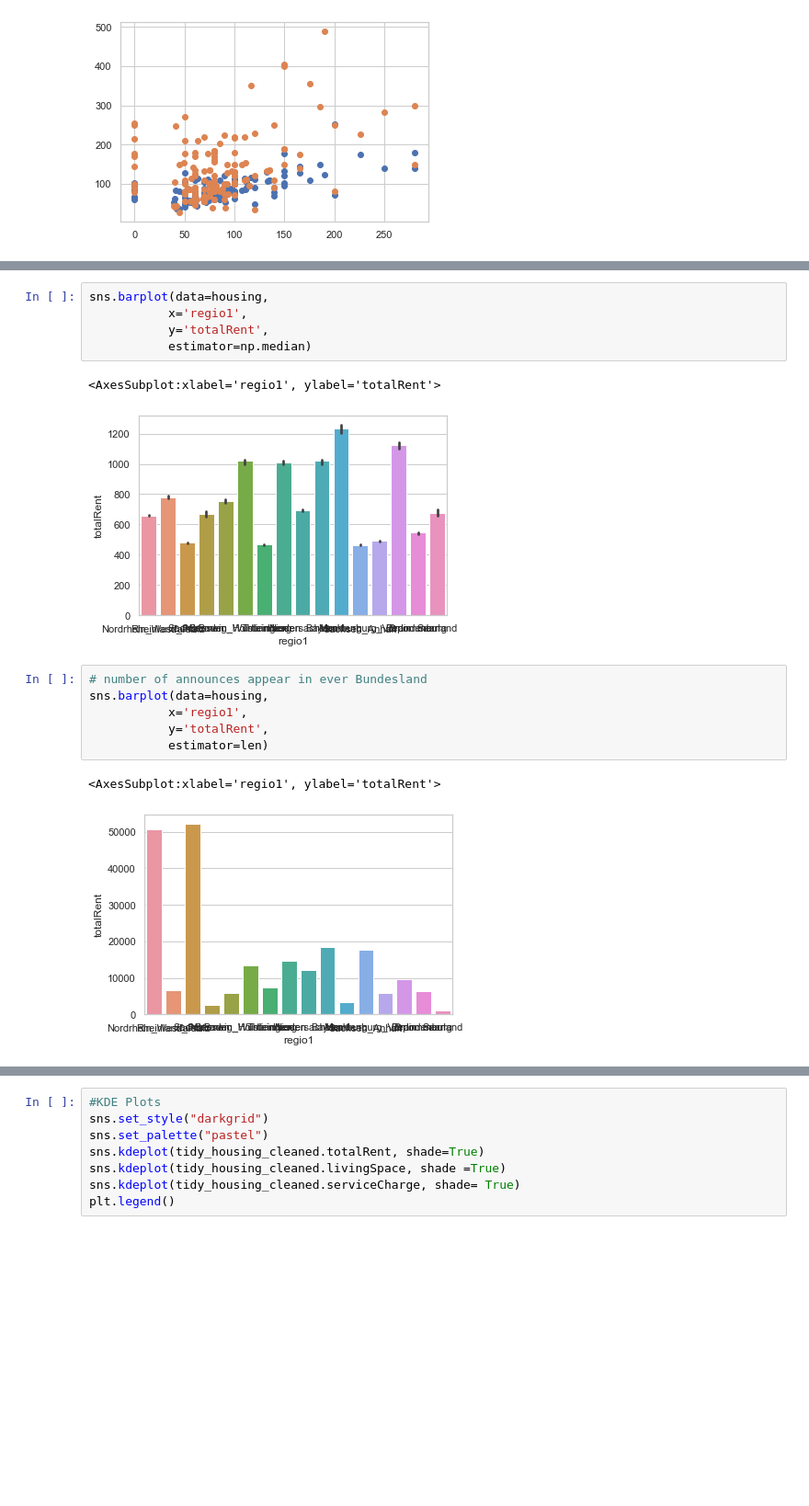
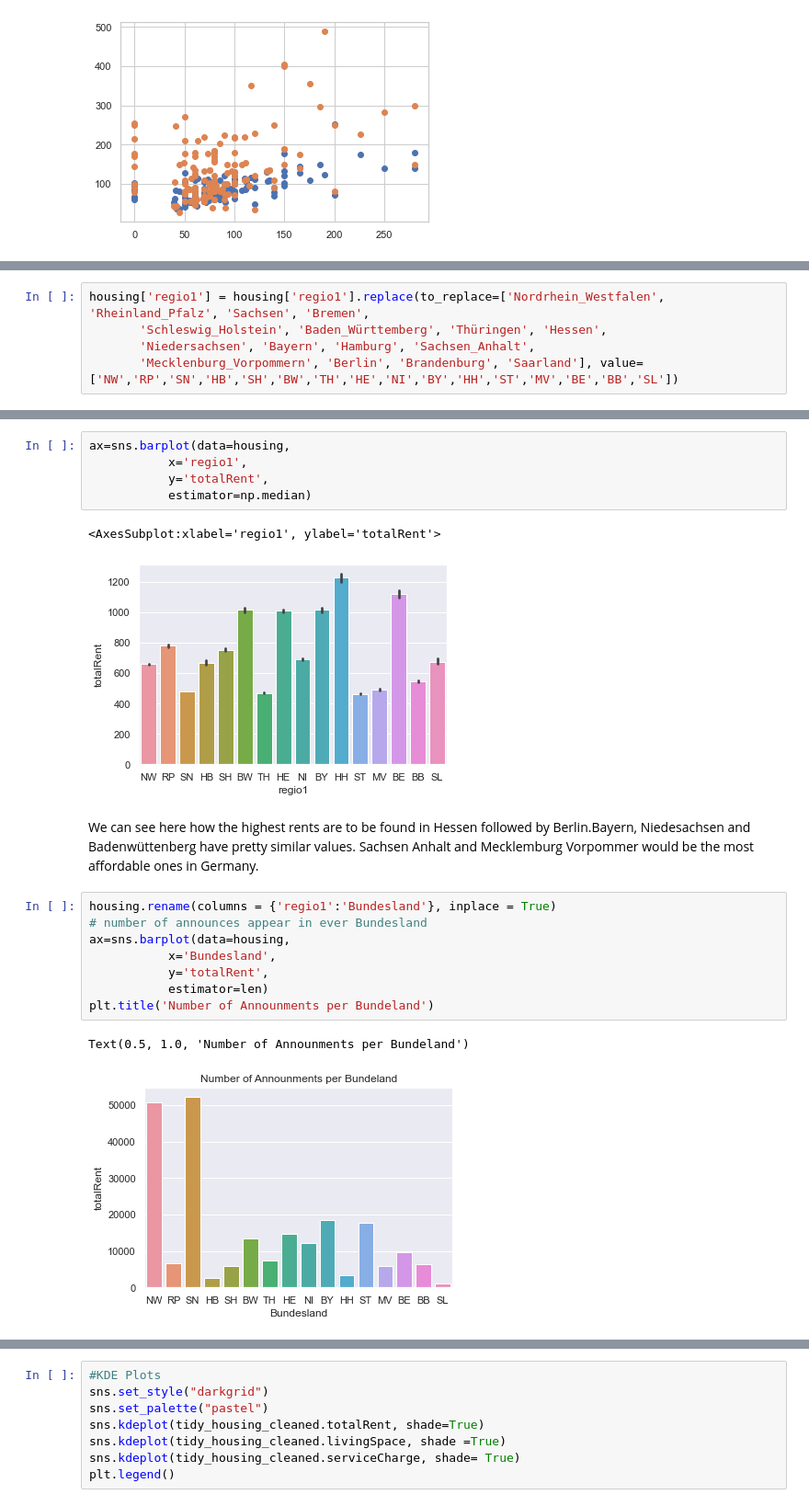
Before and after one commit to eriglesias/housing_prices_DEU, a Jupyter notebook: housing_analysis_de.ipynb, the cells around one changed output, grey strips where cells are left out. Shown at 92% size. Cells and saved outputs as stored; diff of their text form; blank space fills up the shorter version.

Commit message:
labels fixing, barplot, violingplot, columns renaming for regio1 to Bundesland, small test on light gradient boost

```diff
--- a/housing_analysis_de.ipynb
+++ b/housing_analysis_de.ipynb
@@ -1697,0 +1660,5 @@ array(['Nordrhein_Westfalen', 'Sachsen', 'Bremen', 'Schleswig_Holstein',
+# %%
+housing['regio1'] = housing['regio1'].replace(to_replace=['Nordrhein_Westfalen', 'Rheinland_Pfalz', 'Sachsen', 'Bremen',
+       'Schleswig_Holstein', 'Baden_Württemberg', 'Thüringen', 'Hessen',
+       'Niedersachsen', 'Bayern', 'Hamburg', 'Sachsen_Anhalt',
+       'Mecklenburg_Vorpommern', 'Berlin', 'Brandenburg', 'Saarland'], value=['NW','RP','SN','HB','SH','BW','TH','HE','NI','BY','HH','ST','MV','BE','BB','SL'])
@@ -1698,19 +1676,23 @@ array(['Nordrhein_Westfalen', 'Sachsen', 'Bremen', 'Schleswig_Holstein',
 # %%
-sns.barplot(data=housing,
+ax=sns.barplot(data=housing,
            x='regio1',
            y='totalRent',
            estimator=np.median)
 # %% [output]
 <AxesSubplot:xlabel='regio1', ylabel='totalRent'>
-[figure, old version]
+[figure, new version]
+# %% [markdown]
+We can see here how the highest rents are to be found in Hessen followed by Berlin.Bayern, Niedesachsen and Badenwüttenberg have pretty similar values. Sachsen Anhalt and Mecklemburg Vorpommer would be the most affordable ones in Germany.
 # %%
+housing.rename(columns = {'regio1':'Bundesland'}, inplace = True)
 # number of announces appear in ever Bundesland
-sns.barplot(data=housing,
-           x='regio1',
+ax=sns.barplot(data=housing,
+           x='Bundesland',
            y='totalRent',
            estimator=len)
+plt.title('Number of Announments per Bundeland')
 # %% [output]
-<AxesSubplot:xlabel='regio1', ylabel='totalRent'>
+Text(0.5, 1.0, 'Number of Announments per Bundeland')
-[figure, old version]
+[figure, new version]
 # %%
 sns.barplot(data=housing,
```
Also changed, not shown: parts of 60 cells of this notebook.
